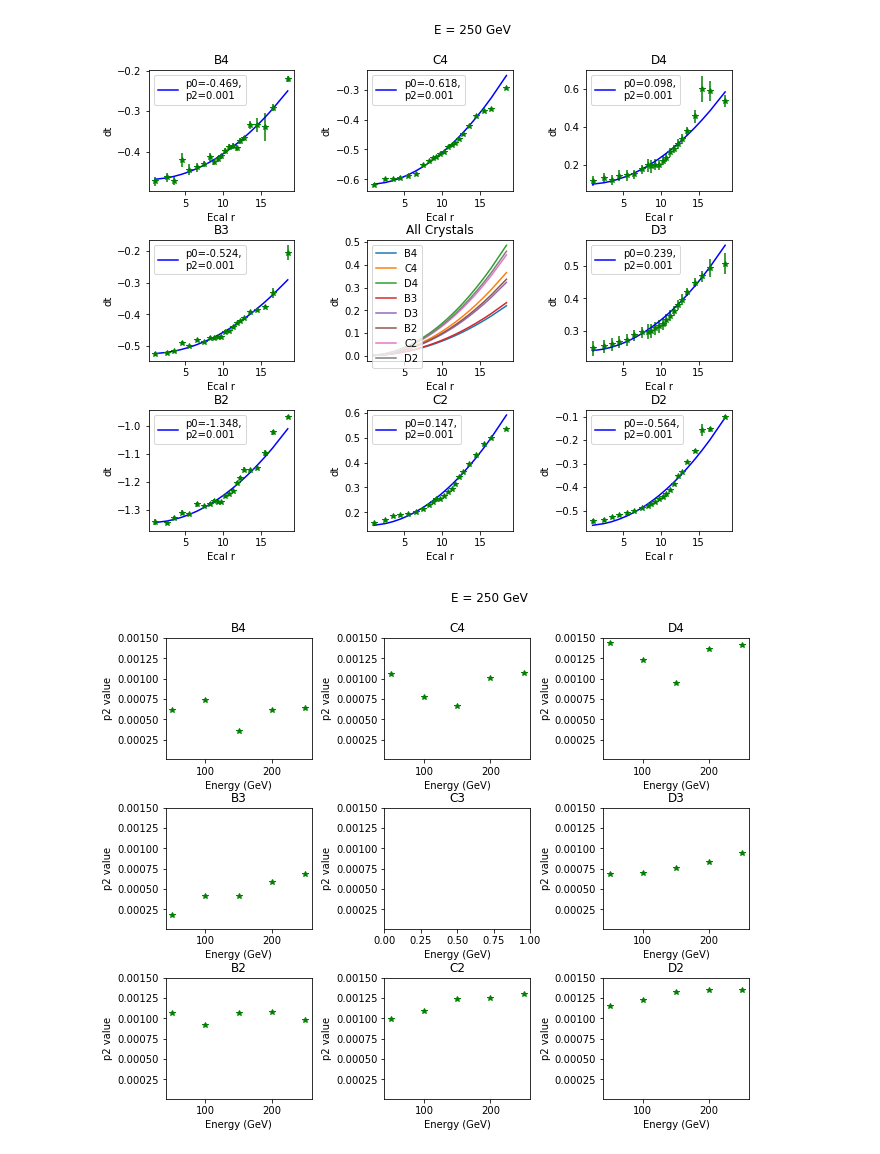
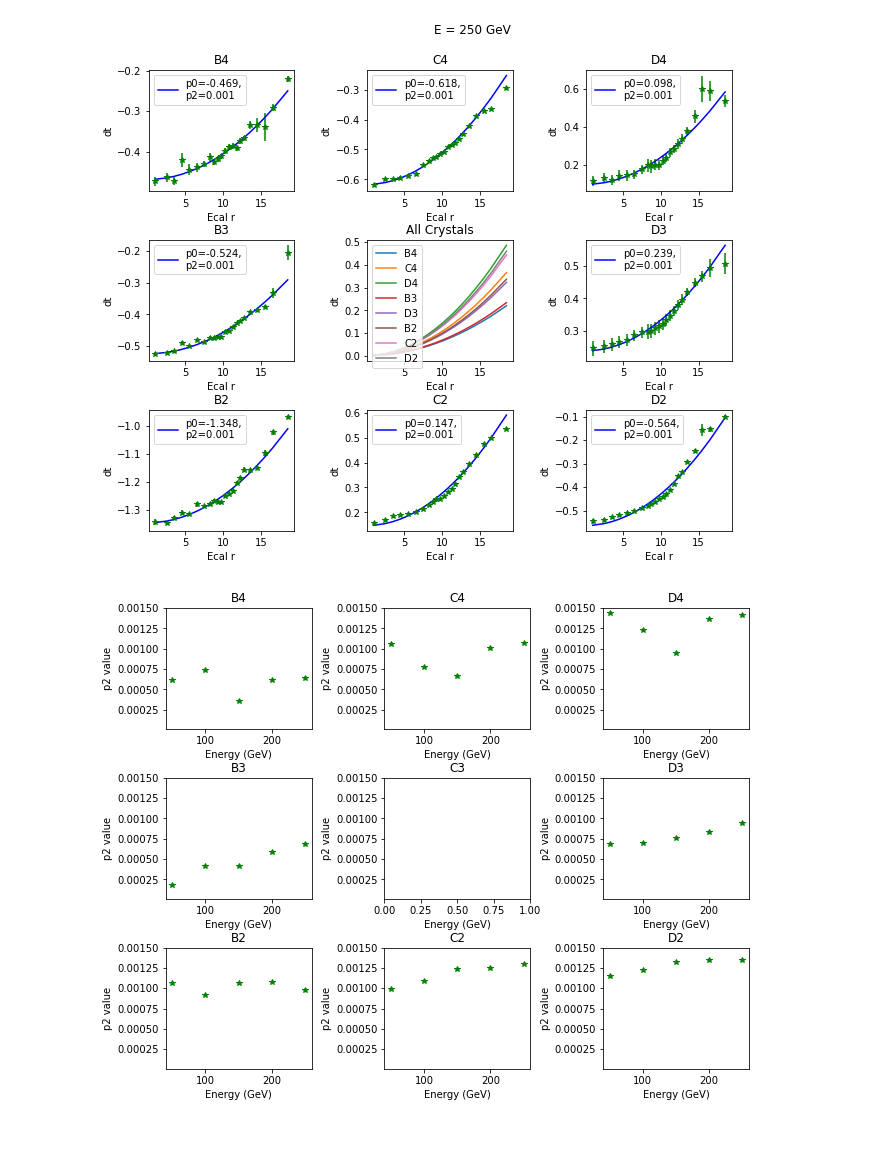
Before and after one commit to chernyavskaya/ECALtestBeam, a Jupyter notebook: EcalTimeUniformity.ipynb, the cells around one changed output. Cells and saved outputs as stored; diff of their text form; code cells hidden in the pictures.

```diff
--- a/EcalTimeUniformity.ipynb
+++ b/EcalTimeUniformity.ipynb
@@ -29,5 +27,5 @@ Welcome to JupyROOT 6.18/00
 # %%
-outstr = 'timeuniformity'
+outstr = 'timeuniformity_C3'
 #trees_path = '/eos/cms/store/group/dpg_ecal/comm_ecal/upgrade/testbeam/ECALTB_H4_Oct2018/ntuples_v5/'
 trees_path = '/eos/user/n/nchernya/ntuples/ECAL/Upgrade/ECAL_TB_Oct2018/ntuples_v7/'
 
@@ -359,27 +357,26 @@ for num,energy in enumerate(round_energies):
 # %%
 f, axarr = plt.subplots(3, 3)
 DefaultSize = f.get_size_inches()
 f.set_size_inches( (DefaultSize[0]*2, DefaultSize[1]*2) )
-f.suptitle('E = %d GeV'%round_energies[num])
 
 for i in range(0,3):
     for j in range(0,3):
         plt.subplots_adjust(bottom=0.1, right=0.8, top=0.9)
         m = np.array(matrix_3).reshape(3,3)
         crystal = m[i,j]
 
         if crystal!='C3':
             axarr[i, j].plot(round_energies,map(lambda x: dict_dt_fit[x][crystal]['p2'],  round_energies) , marker='*', linestyle='',color='g')
         axarr[i, j].set_ylim([0.00001,0.0015])
         axarr[i, j].set_title(crystal)
         axarr[i, j].set_ylabel('p2 value')
         axarr[i, j].set_xlabel('Energy (GeV)')
         #axarr[i, j].legend(loc='upper left')
 
 f.subplots_adjust(wspace=0.5, hspace=0.4)
 plt.show()
 figname = '%s/dt_r_fitparams_crystal_energy%d_%s'%(plot_folder,energy,outstr)
 f.savefig(figname+'.png')
 f.savefig(figname+'.pdf')
 # %% [output]
-[figure, old version]
+[figure, new version]
```
Also changed, not shown: parts of 6 cells of this notebook.
